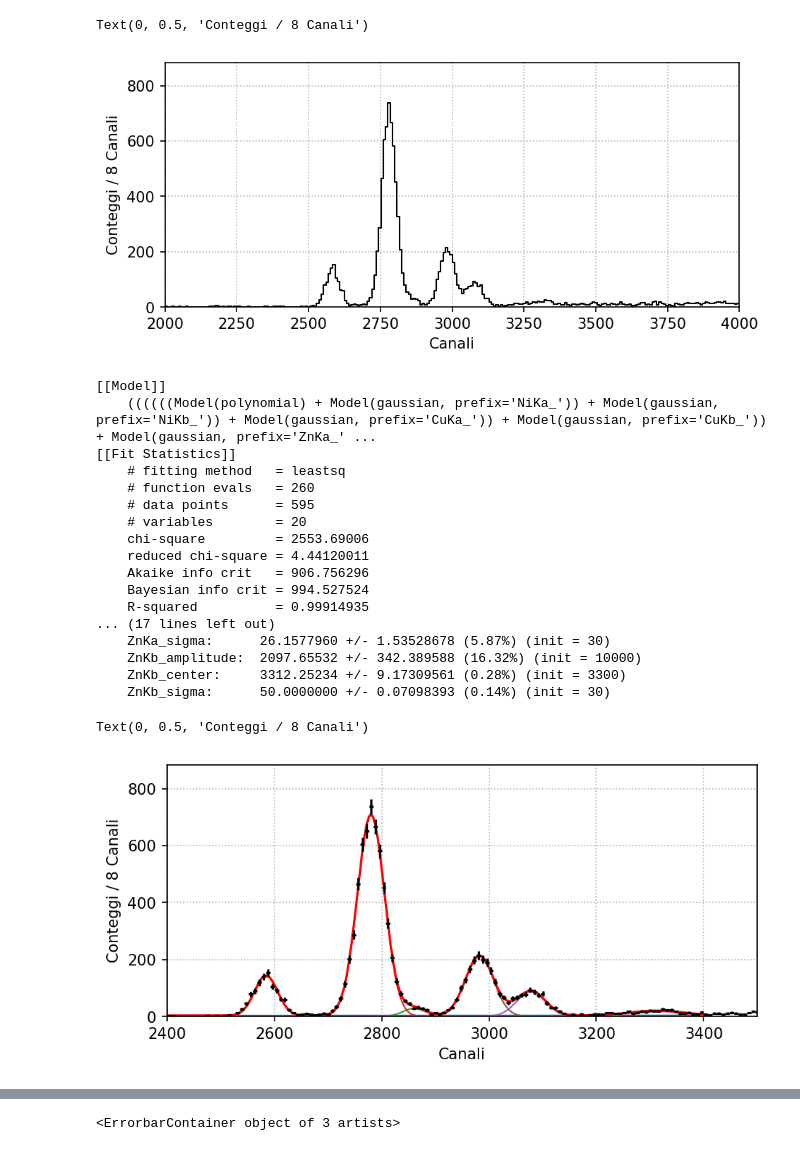
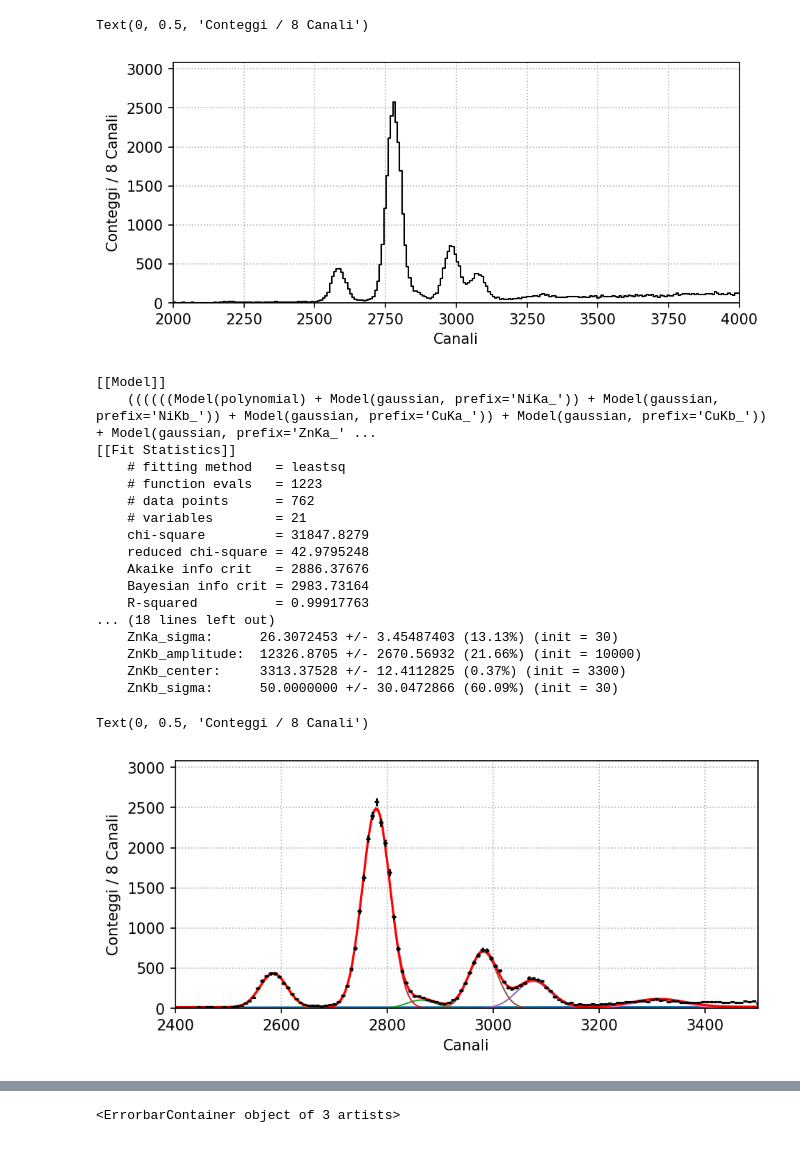
Before and after one commit to simonemanti/incontri-fisica-2024, a Jupyter notebook: n1_Calibrazione_CuNiZn.ipynb, the cells around one changed output, grey strips where cells are left out. Saved outputs shown, nothing was run; the diff lists cells and outputs as text; code cells hidden in the pictures.

```diff
--- a/n1_Calibrazione_CuNiZn.ipynb
+++ b/n1_Calibrazione_CuNiZn.ipynb
@@ -66,7 +68,7 @@ def load_mca_file(mcafile, rebin=1):
     return histogram[::hist.rebin(rebin)]
 # %%
 rebin = 8
-histogram = load_mca_file('2024_11_04_V20_I300_T100_CuNiZn.mca', rebin=rebin)
+histogram = load_mca_file('2024_11_04_V20_I600_T300_CuNiZn.mca', rebin=rebin)
 
 fig, ax = plt.subplots(figsize=(7,3), nrows=1, ncols=1, dpi=150)
 ax.grid(ls=":")
@@ -84,18 +86,20 @@ ax.set_xlabel('Canali')
 ax.set_ylabel(f'Conteggi / {rebin} Canali')
 # %% [output]
 Text(0, 0.5, 'Conteggi / 8 Canali')
-[figure, old version]
+[figure, new version]
 # %%
 params = Parameters()
 
 params.add('c0', value=1)
 params.add('c1', value=1)
+params.add('c2', value=1e-2)
+
 params.add('NiKa_amplitude', value=1e4, min=0)
 params.add('NiKa_center', value=2580)
 params.add('NiKa_sigma', value=30, min=1, max=100)
 params.add('NiKb_amplitude', value=1e4, min=0)
 params.add('NiKb_center', value=2880, min=2850, max=2900)
-params.add('NiKb_sigma', value=30, min=1, max=100)
+params.add('NiKb_sigma', value=30, min=1, max=50)
 params.add('CuKa_amplitude', value=1e4, min=0)
 params.add('CuKa_center', value=2780)
 params.add('CuKa_sigma', value=30, min=1, max=100)
@@ -109,7 +113,7 @@ params.add('ZnKb_amplitude', value=1e4, min=0)
 params.add('ZnKb_center', value=3300, min=3250, max=3350)
 params.add('ZnKb_sigma', value=30, min=1, max=50)
 
-model = PolynomialModel(degree=1)
+model = PolynomialModel(degree=2)
 model += GaussianModel(prefix='NiKa_')
 model += GaussianModel(prefix='NiKb_')
 model += GaussianModel(prefix='CuKa_')
@@ -129,48 +133,48 @@ print(result.fit_report(show_correl=False))
     ((((((Model(polynomial) + Model(gaussian, prefix='NiKa_')) + Model(gaussian, prefix='NiKb_')) + Model(gaussian, prefix='CuKa_')) + Model(gaussian, prefix='CuKb_')) + Model(gaussian, prefix='ZnKa_' ...
 [[Fit Statistics]]
     # fitting method   = leastsq
-    # function evals   = 260
-    # data points      = 595
-    # variables        = 20
-    chi-square         = 2553.69006
-    reduced chi-square = 4.44120011
-    Akaike info crit   = 906.756296
-    Bayesian info crit = 994.527524
-    R-squared          = 0.99914935
-... (17 lines left out)
-    ZnKa_sigma:      26.1577960 +/- 1.53528678 (5.87%) (init = 30)
-    ZnKb_amplitude:  2097.65532 +/- 342.389588 (16.32%) (init = 10000)
-    ZnKb_center:     3312.25234 +/- 9.17309561 (0.28%) (init = 3300)
-    ZnKb_sigma:      50.0000000 +/- 0.07098393 (0.14%) (init = 30)
+    # function evals   = 1223
+    # data points      = 762
+    # variables        = 21
+    chi-square         = 31847.8279
+    reduced chi-square = 42.9795248
+    Akaike info crit   = 2886.37676
+    Bayesian info crit = 2983.73164
+    R-squared          = 0.99917763
+... (18 lines left out)
+    ZnKa_sigma:      26.3072453 +/- 3.45487403 (13.13%) (init = 30)
+    ZnKb_amplitude:  12326.8705 +/- 2670.56932 (21.66%) (init = 10000)
+    ZnKb_center:     3313.37528 +/- 12.4112825 (0.37%) (init = 3300)
+    ZnKb_sigma:      50.0000000 +/- 30.0472866 (60.09%) (init = 30)
 # %%
 fig, ax = plt.subplots(figsize=(7,3), nrows=1, ncols=1, dpi=150)
 ax.grid(ls=":")
 # ax.set_yscale('log')
 
 centers = histogram.axes[0].centers
 counts = histogram.values()
 
-x_i = np.linspace(2400,3400, 1000)
+x_i = np.linspace(x[0],x[-1], 3000)
 fit_i = model.eval(result.params, x=x_i)
 
 components = result.eval_components(x=x_i)
 
 for key in components.keys():
     ax.plot(x_i, components[key], lw=1)
 
 ax.plot(x_i, fit_i, c='r')
 # ax.step(centers, counts, where='mid', c='k', lw=1)
 ax.errorbar(centers, counts, np.sqrt(counts), rebin/2, fmt=' ', c='k', lw=1.5, ms=1.5, capsize=0)
 
 ax.set_xlim(2400,3500)
 ax.set_ylim(0,1.2e3)
 # ax.set_ylim(2,1e3)#counts.max()*1.2)
 ax.set_ylim(0,counts.max()*1.2)
 ax.set_xlabel('Canali')
 ax.set_ylabel(f'Conteggi / {rebin} Canali')
 # %% [output]
 Text(0, 0.5, 'Conteggi / 8 Canali')
-[figure, old version]
+[figure, new version]
 # %%
 params = result.params
 
```
Also changed, not shown: parts of 6 cells of this notebook, 1 other file.
